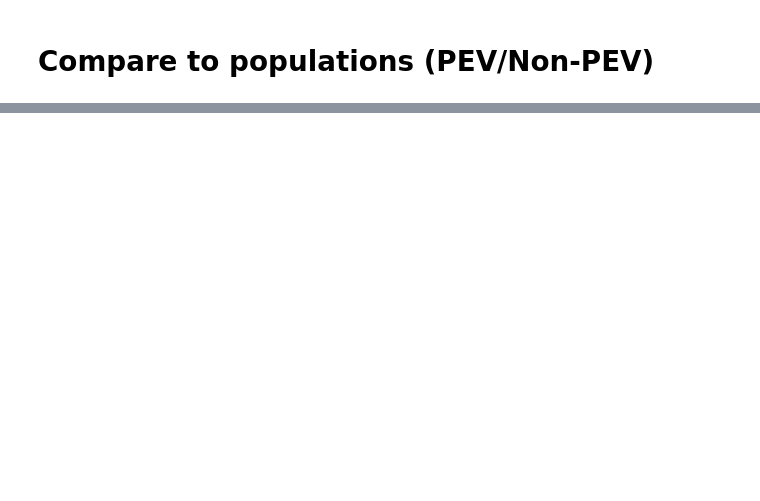
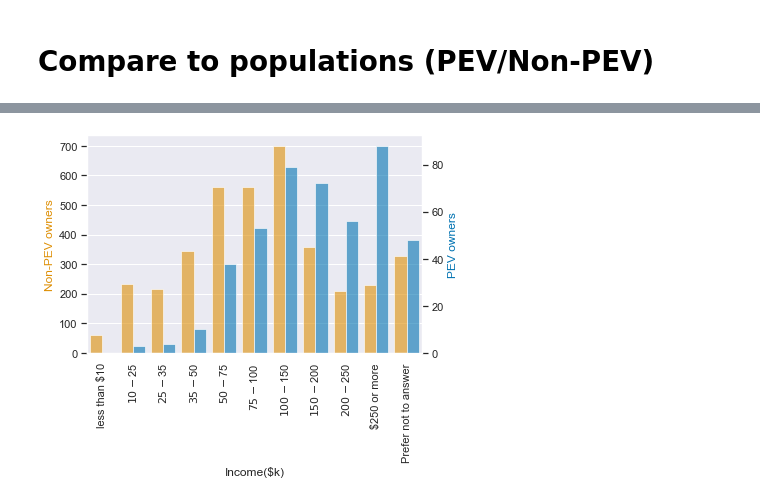
Before and after one commit to RussellShelley/Energy_Analysis, a Jupyter notebook: Visualization/DB_connected_python_vis.ipynb, the cells around one changed output, grey strips where cells are left out. Drawn from its saved outputs; the diff is of its cells as text; code cells hidden in the pictures; blank space fills up the shorter version.

```diff
--- a/Visualization/DB_connected_python_vis.ipynb
+++ b/Visualization/DB_connected_python_vis.ipynb
@@ -387,33 +529,36 @@ no_counts_inc = df_n["income"].value_counts().sort_index()
 yes_counts_inc =df_y["income"].value_counts().sort_index()
 
 d={1:0}# make empty dic. for missing value
 fixed_inc_count=pd.Series(d).append(yes_counts_inc)# add dict. to series
 
 fig = plt.figure() # Create matplotlib figure
 ax = fig.add_subplot(111) # Create axes
 ax2 = ax.twinx() # Create another axes that shares the same x-axis as ax.
 
 width = 0.4
 no_counts_inc.plot(kind='bar', color="#de8f05",alpha=0.6, ax=ax, width=width,position=1)
 fixed_inc_count.plot(kind='bar', color="#0173b2",alpha=0.6, ax=ax2, width=width, position=0)
 ax.grid(False)
 ax2.grid(False)
 ax.set_ylabel('Non-PEV owners',color="#de8f05")
 ax2.set_ylabel('PEV owners',color="#0173b2")
 ax.set_xlabel("Income($k)")
 ax.set_xticklabels(["less than $10",
 "$10 - $25",
 "$25 - $35",
 "$35 - $50",
 "$50 - $75",
 "$75 - $100",
 "$100 - $150",
 "$150 - $200",
 "$200 - $250",
 "$250 or more",
 "Prefer not to answer"],rotation=90)
 plt.xlim([-.5,10.5])
+ax.grid(axis = 'y',zorder=0)
 plt.show()
+# %% [output]
+[figure, added]
 # %%
 #Dual-y axis education/ownership
 #colors = ["#de8f05", "#0173b2"]
```
Also changed, not shown: parts of 29 cells of this notebook.
